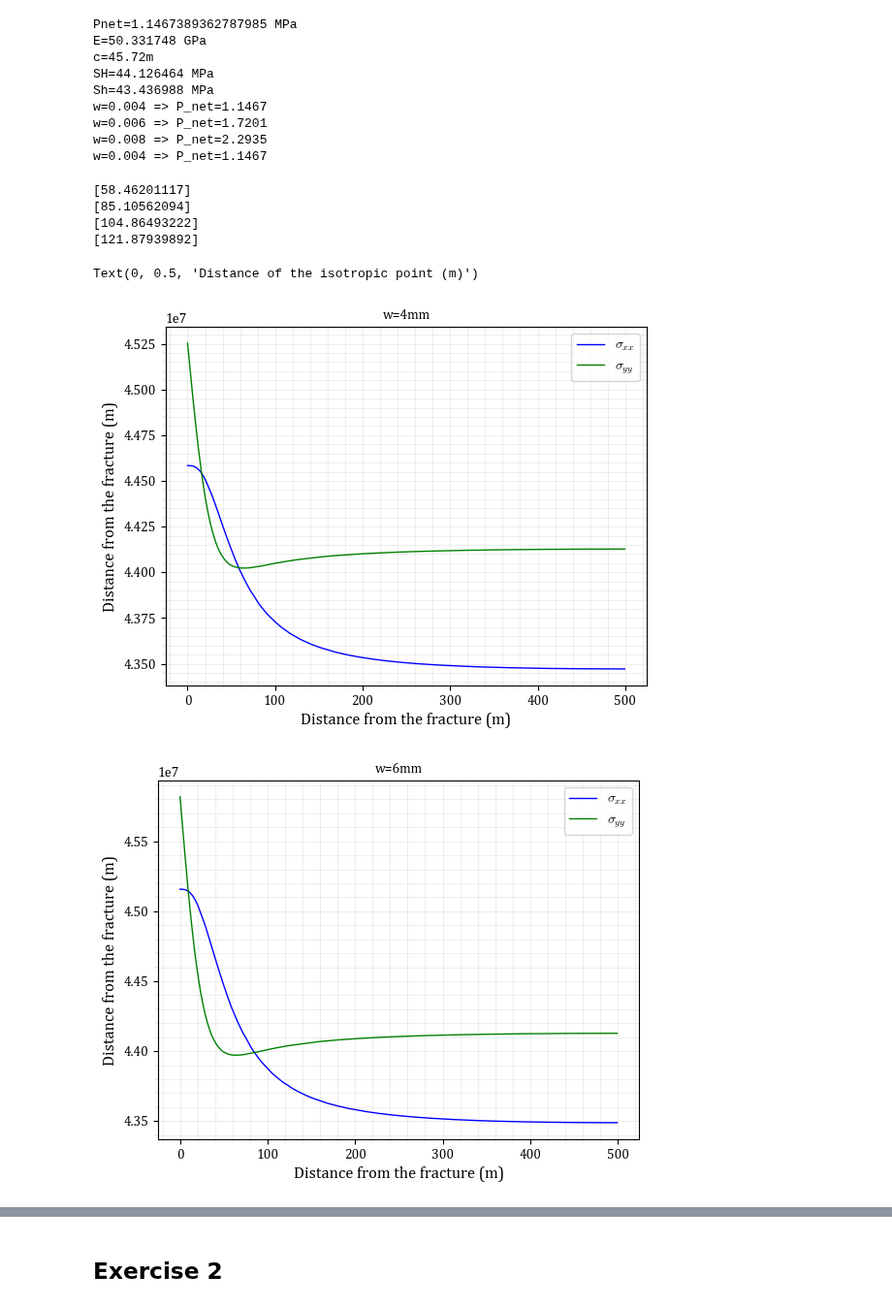
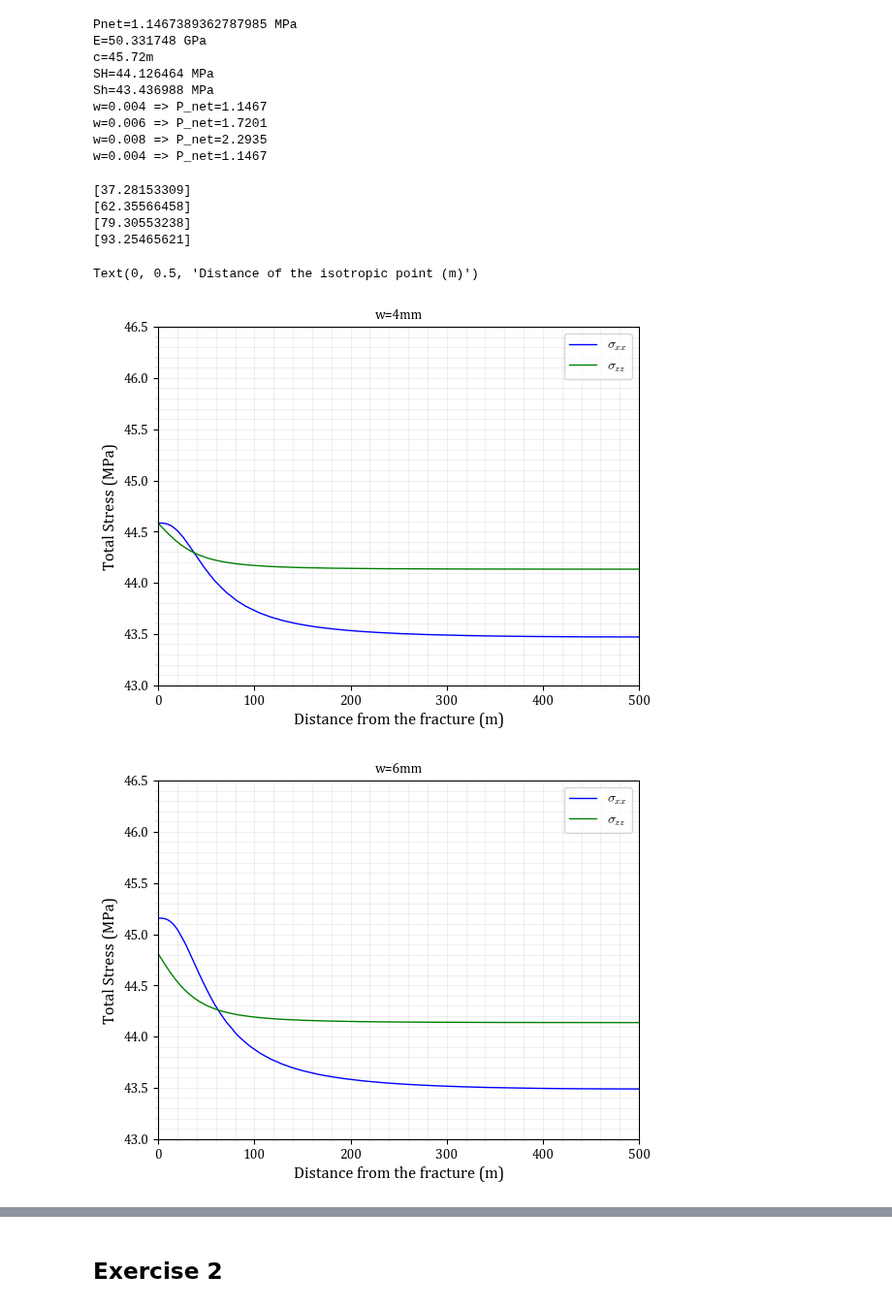
Before and after one commit to rebpoli/Doutorado, a Jupyter notebook: PGE383-AdvGeomec/HW9/HW9.ipynb, the cells around one changed output, grey strips where cells are left out. Shown at 97% size. Cells and saved outputs as stored; diff of their text form; code cells hidden in the pictures.

```diff
--- a/PGE383-AdvGeomec/HW9/HW9.ipynb
+++ b/PGE383-AdvGeomec/HW9/HW9.ipynb
@@ -58,26 +60,28 @@ plt.style.use('paper.mplstyle')
 #
 def find_xcross (df, title) :
     df['sxx_tot'] = Sh - df.sigxx
-    df['syy_tot'] = SH - df.sigyy
-    df['sxy_tot'] = df.sigxy
+    df['sigzz'] = nu * ( df.sigxx + df.sigyy )
+    df['szz_tot'] = SH - df.sigzz
 
-    #df['szz_tot'] = nu * ( df.sxx_tot + df.syy_tot)
     # d_syy = nu * ( d_sxx + d_szz )
 
     from scipy.interpolate import make_interp_spline, PPoly
     import matplotlib.pyplot as plt
-    spline = make_interp_spline(df.x, df.sxx_tot - df.syy_tot, k=1) # Create a cubic spline from the data
+    spline = make_interp_spline(df.x, df.sxx_tot - df.szz_tot, k=1) # Create a cubic spline from the data
     curve  = PPoly.from_spline(spline)     # Create a piecewise polynomial object; in essence, y = curve(x)
     width = curve.solve(y=0)
     width = width[ width > 20 ]
     df["spline"] = spline( df.x )
 
     fig, ax = plt.subplots()
-    ax.plot( df.x, df.sxx_tot, label='$\sigma_{xx}$' )
-    ax.plot( df.x, df.syy_tot, label='$\sigma_{yy}$'  )
+    ax.plot( df.x, df.sxx_tot/1e6, label='$\sigma_{xx}$' )
+    ax.plot( df.x, df.szz_tot/1e6, label='$\sigma_{zz}$'  )
+    #ax.plot( df.x, df.szz_tot, label='$\sigma_{zz}$'  )
     ax.set_title( title )
     ax.set_xlabel("Distance from the fracture (m)")
-    ax.set_ylabel("Distance from the fracture (m)")
+    ax.set_ylabel("Total Stress (MPa)")
+    ax.set_xlim(0,500)
+    ax.set_ylim(43,46.5)
     ax.legend()
 
     #fig, ax = plt.subplots()
@@ -85,36 +89,36 @@ def find_xcross (df, title) :
     #ax.plot( df.x, df.szz_tot, label='szz' )
     #ax.legend()
     #fig, ax = plt.subplots()
     #ax.scatter( df.x, df.sxx_tot - df.syy_tot, label='Sxx - Syy', marker='x', alpha=0.3 )
     #ax.plot( df.x, df.spline, label='Spline', c='r' )
 
     print( width )
     return width[0]
 
 w = [ 4, 6, 8, 10 ]
 xc = []
 
 df = pd.read_csv( "FractureCenter_w4.dat", sep=",")
 xc.append ( find_xcross( df, "w=4mm" ) )
 
 df = pd.read_csv( "FractureCenter_w6.dat", sep=",")
 xc.append ( find_xcross( df, "w=6mm" ) )
 
 df = pd.read_csv( "FractureCenter_w8.dat", sep=",")
 xc.append ( find_xcross( df, "w=8mm" ) )
 
 df = pd.read_csv( "FractureCenter_w10.dat", sep=",")
 xc.append ( find_xcross( df, "w=10mm" ) )
 
 fig, ax = plt.subplots()
 ax.scatter( w, xc, marker='x' )
 ax.set_xlabel("Fracture width $w_0$ (mm)")
 ax.set_ylabel("Distance of the isotropic point (m)")
 # %% [output]
-[58.46201117]
-[85.10562094]
-[104.86493222]
-[121.87939892]
+[37.28153309]
+[62.35566458]
+[79.30553238]
+[93.25465621]
 Text(0, 0.5, 'Distance of the isotropic point (m)')
-[figure, old version]
+[figure, new version]
-[figure, old version]
+[figure, new version]
```
Also changed, not shown: parts of 4 cells of this notebook, 3 other files.
